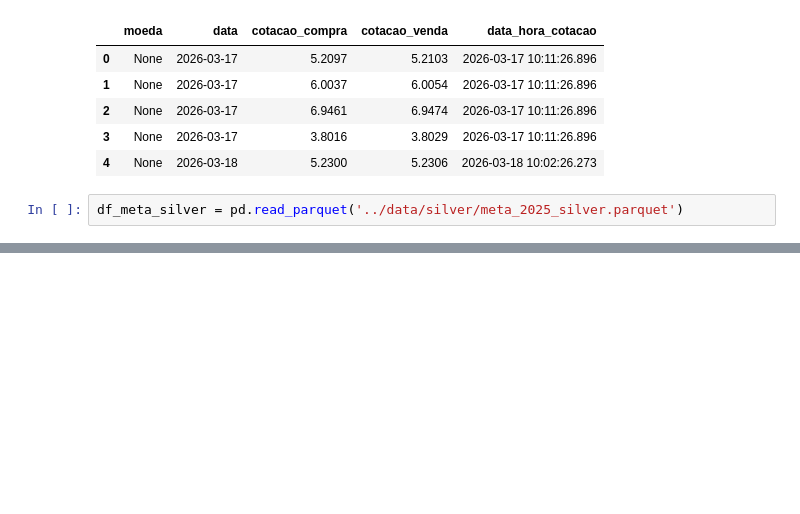
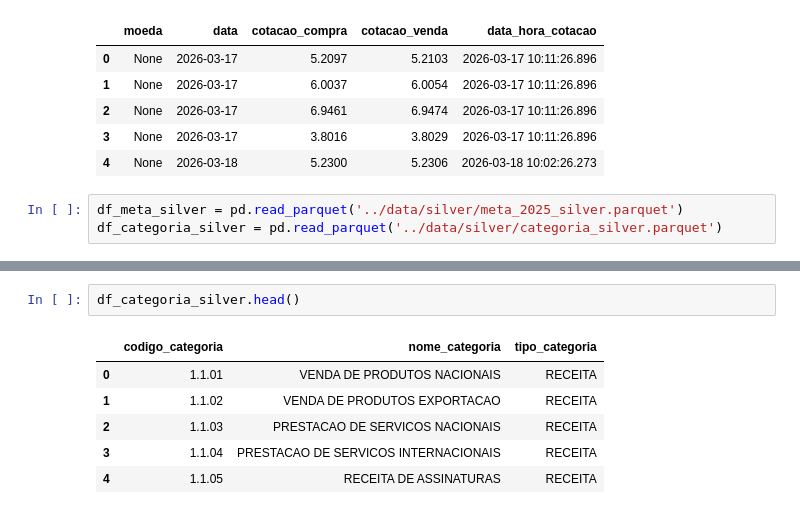
Before and after one commit to Breno-Lira/Desafio-Ray, a Jupyter notebook: notebooks/eda_exploratorio.ipynb, the cells around one changed output, grey strips where cells are left out. Drawn from its saved outputs; the diff is of its cells as text; blank space fills up the shorter version.

Commit message:
Add silver category transform
Implementaçao de categoria para camada silver

```diff
--- a/notebooks/eda_exploratorio.ipynb
+++ b/notebooks/eda_exploratorio.ipynb
@@ -124,6 +124,7 @@ df_banco_central_bronze.head()
 | 4 | None | 2026-03-18 | 5.2300 | 5.2306 | 2026-03-18 10:02:26.273 |
 # %%
 df_meta_silver = pd.read_parquet('../data/silver/meta_2025_silver.parquet')
+df_categoria_silver = pd.read_parquet('../data/silver/categoria_silver.parquet')
 # %%
 df_meta_silver.head()
 # %% [output]
@@ -133,3 +134,12 @@ df_meta_silver.head()
 | 2 | 03-2025 | 750000.0 | 3 | 2025 | marco |
 | 3 | 04-2025 | 750000.0 | 4 | 2025 | abril |
 | 4 | 05-2025 | 750000.0 | 5 | 2025 | maio |
+# %%
+df_categoria_silver.head()
+# %% [output]
+|  | codigo_categoria | nome_categoria | tipo_categoria |
+| 0 | 1.1.01 | VENDA DE PRODUTOS NACIONAIS | RECEITA |
+| 1 | 1.1.02 | VENDA DE PRODUTOS EXPORTACAO | RECEITA |
+| 2 | 1.1.03 | PRESTACAO DE SERVICOS NACIONAIS | RECEITA |
+| 3 | 1.1.04 | PRESTACAO DE SERVICOS INTERNACIONAIS | RECEITA |
+| 4 | 1.1.05 | RECEITA DE ASSINATURAS | RECEITA |
```
Also changed, not shown: parts of 1 cell of this notebook, 3 other files.
